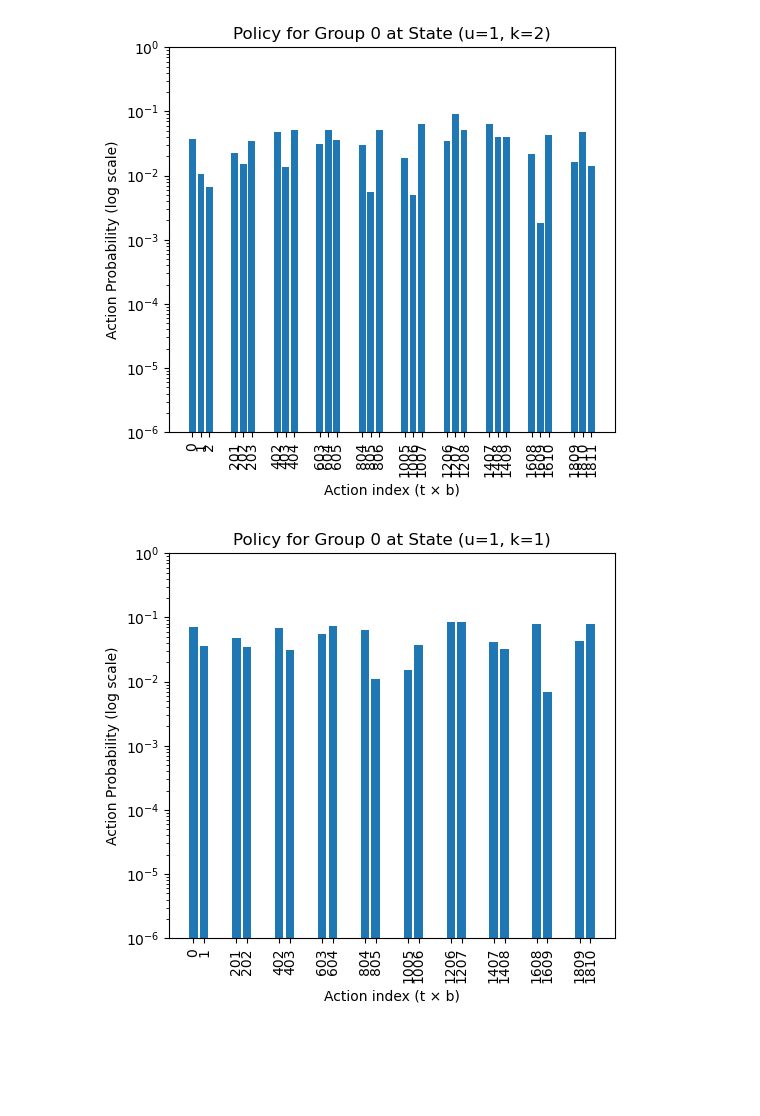
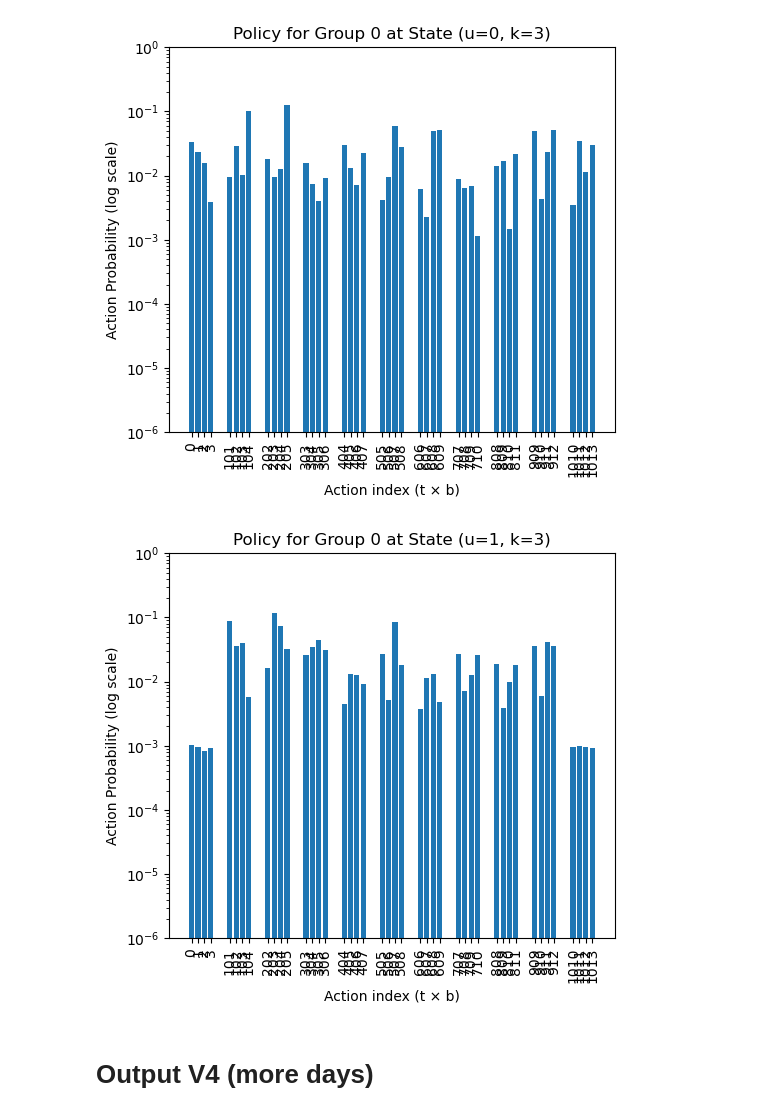
Before and after one commit to mmagnin-hub/1-CARMA, a Jupyter notebook: 0-Simulation/figure.ipynb, the cells around one changed output. Saved outputs shown, nothing was run; the diff lists cells and outputs as text; code cells hidden in the pictures; blank space fills up the shorter version.

```diff
--- a/0-Simulation/figure.ipynb
+++ b/0-Simulation/figure.ipynb
@@ -204,8 +271,8 @@ old_slow_lane_queue = system.slow_lane_queue
 old_psi = system.psi
 # %%
 U = 2
-K = 50
-T = 10
+K = 100
+T = 11
 # %%
 travelers = groups[0].travelers
 # %%
@@ -361,8 +457,8 @@ old_slow_lane_queue = system.slow_lane_queue
 old_psi = system.psi
 # %%
 U = 2
-K = 50
-T = 10
+K = 100
+T = 11
 # %%
 travelers = groups[0].travelers
 # %%
@@ -511,0 +622,12 @@ old_psi, system.psi
+# %%
+with open('output_V3/groups.pkl', 'rb') as f:
+    groups = pickle.load(f)
+
+with open('output_V3/error_vec.pkl', 'rb') as f:
+    error_vec = pickle.load(f)
+
+with open('output_V3/simulation_params.pkl', 'rb') as f:
+    n_day, n_groups, K, n_travelers = pickle.load(f)
+
+with open('output_V3/system.pkl', 'rb') as f:
+    system = pickle.load(f)
@@ -524,12 +728,14 @@ plot_final_policies_linear(groups, n_groups)
 # %%
-specific_u = 1
-specific_k = K // n_travelers
+specific_u = 0
+specific_k = 3
 
 plot_specific_state_policy(groups, n_groups, K, specific_u, specific_k)
 # %% [output]
-[figure, old version]
+[figure, new version]
 # %%
-specific_k = 1
+specific_u = 1
 plot_specific_state_policy(groups, n_groups, K, specific_u, specific_k)
 # %% [output]
-[figure, old version]
+[figure, new version]
+# %% [markdown]
+# Output V4 (more days)
```
Also changed, not shown: parts of 38 cells of this notebook, 5 other files.
